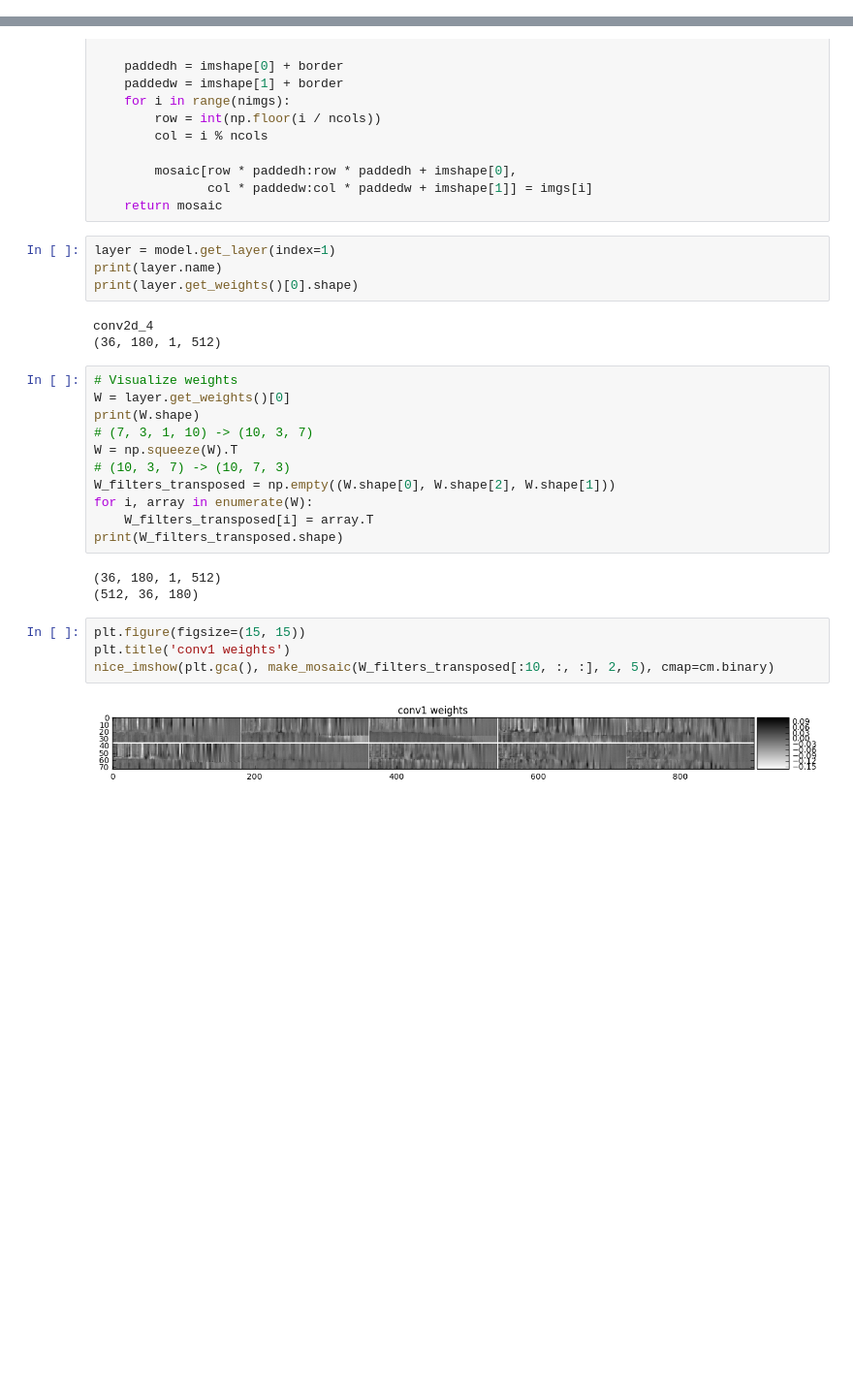
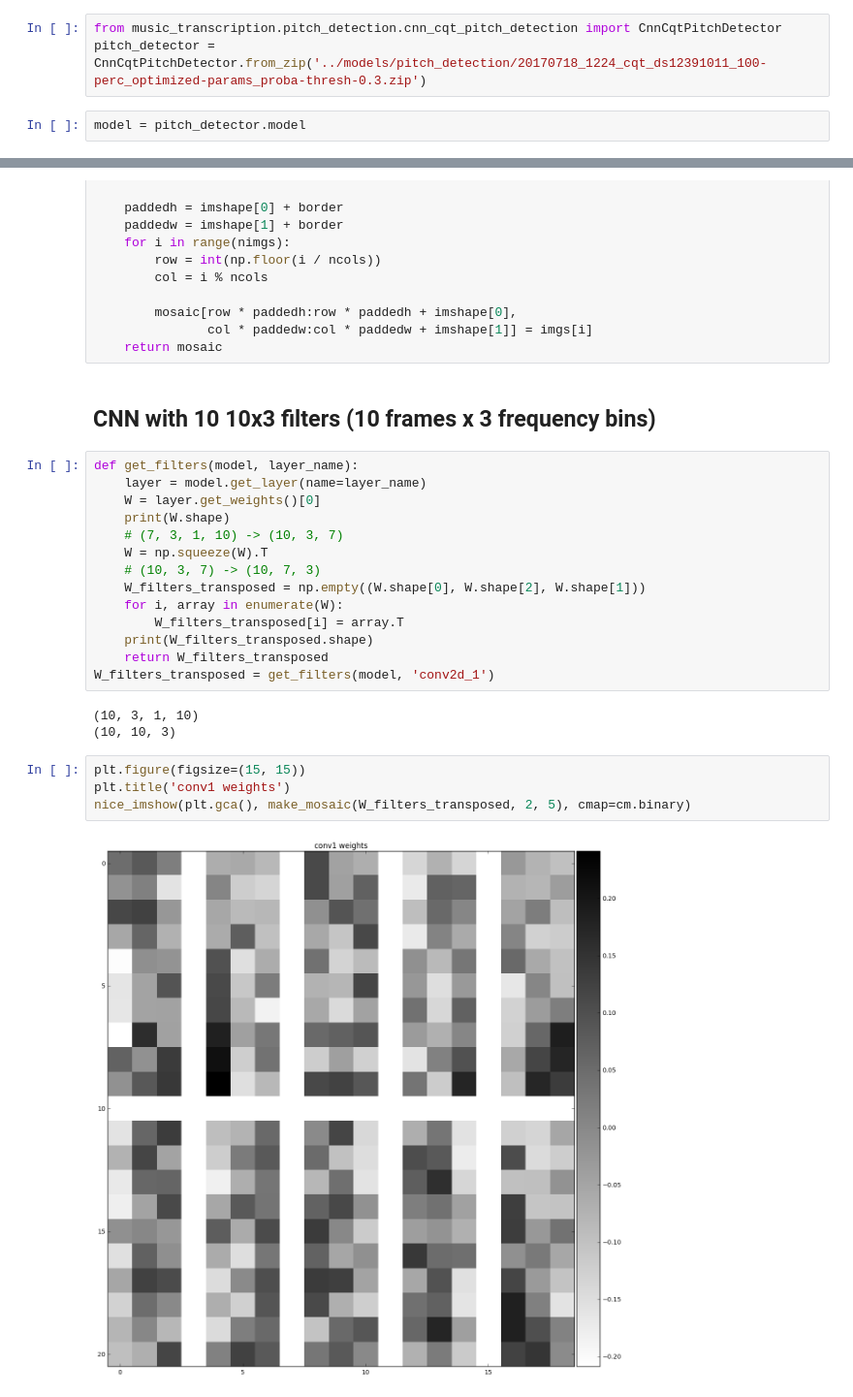
Before and after one commit to mpluess/music-transcription, a Jupyter notebook: notebooks/pitch_detection_parameter_tuning.ipynb, the cells around one changed output, grey strips where cells are left out. Shown at 97% size. Saved outputs shown, nothing was run; the diff lists cells and outputs as text; blank space fills up the shorter version.

Commit message:
Filter visualizations

```diff
--- a/notebooks/pitch_detection_parameter_tuning.ipynb
+++ b/notebooks/pitch_detection_parameter_tuning.ipynb
@@ -611,6 +611,11 @@ activation_144 (Activation)      (None, 512, 6, 1)     0
 avg / total      0.984     0.962     0.971       862
 # %% [markdown]
 # Visualization
+# %%
+from music_transcription.pitch_detection.cnn_cqt_pitch_detection import CnnCqtPitchDetector
+pitch_detector = CnnCqtPitchDetector.from_zip('../models/pitch_detection/20170718_1224_cqt_ds12391011_100-perc_optimized-params_proba-thresh-0.3.zip')
+# %%
+model = pitch_detector.model
 # %%
 from matplotlib import pyplot as plt
 %matplotlib inline
@@ -653,30 +658,28 @@ def make_mosaic(imgs, nrows, ncols, border=1):
         mosaic[row * paddedh:row * paddedh + imshape[0],
                col * paddedw:col * paddedw + imshape[1]] = imgs[i]
     return mosaic
-# %%
-layer = model.get_layer(index=1)
-print(layer.name)
-print(layer.get_weights()[0].shape)
-# %% [output]
-conv2d_4
-(36, 180, 1, 512)
+# %% [markdown]
+## CNN with 10 10x3 filters (10 frames x 3 frequency bins)
 # %%
-# Visualize weights
-W = layer.get_weights()[0]
-print(W.shape)
-# (7, 3, 1, 10) -> (10, 3, 7)
-W = np.squeeze(W).T
-# (10, 3, 7) -> (10, 7, 3)
-W_filters_transposed = np.empty((W.shape[0], W.shape[2], W.shape[1]))
-for i, array in enumerate(W):
-    W_filters_transposed[i] = array.T
-print(W_filters_transposed.shape)
+def get_filters(model, layer_name):
+    layer = model.get_layer(name=layer_name)
+    W = layer.get_weights()[0]
+    print(W.shape)
+    # (7, 3, 1, 10) -> (10, 3, 7)
+    W = np.squeeze(W).T
+    # (10, 3, 7) -> (10, 7, 3)
+    W_filters_transposed = np.empty((W.shape[0], W.shape[2], W.shape[1]))
+    for i, array in enumerate(W):
+        W_filters_transposed[i] = array.T
+    print(W_filters_transposed.shape)
+    return W_filters_transposed
+W_filters_transposed = get_filters(model, 'conv2d_1')
 # %% [output]
-(36, 180, 1, 512)
-(512, 36, 180)
+(10, 3, 1, 10)
+(10, 10, 3)
 # %%
 plt.figure(figsize=(15, 15))
 plt.title('conv1 weights')
-nice_imshow(plt.gca(), make_mosaic(W_filters_transposed[:10, :, :], 2, 5), cmap=cm.binary)
+nice_imshow(plt.gca(), make_mosaic(W_filters_transposed, 2, 5), cmap=cm.binary)
 # %% [output]
-[figure, old version]
+[figure, new version]
```
Also changed, not shown: parts of 3 cells of this notebook.
